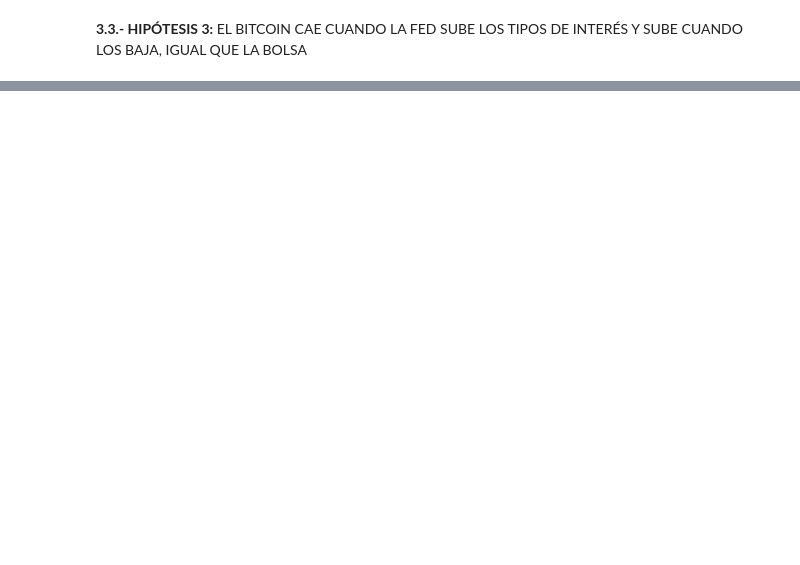
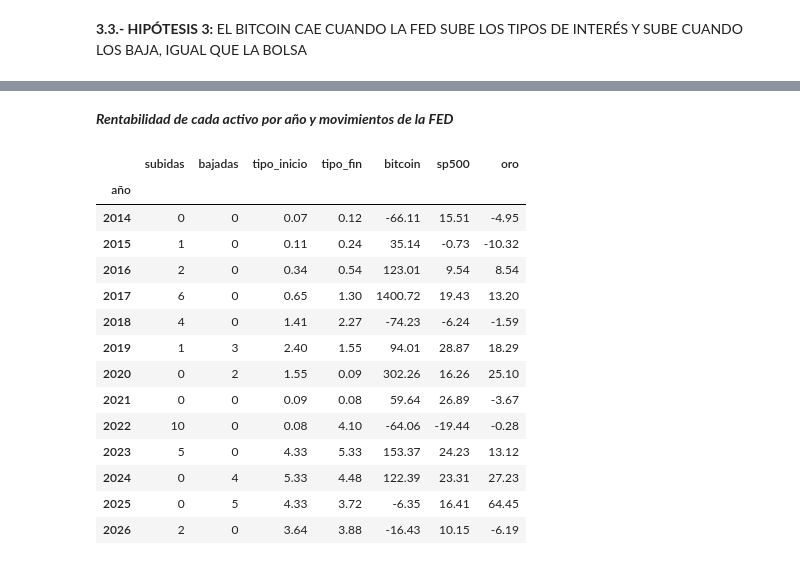
Before and after one commit to Jokinfs/EDA, a Jupyter notebook: Archivos/codigo/src/memoria.ipynb, the cells around one changed output, grey strips where cells are left out. Drawn from its saved outputs; the diff is of its cells as text; code cells hidden in the pictures; blank space fills up the shorter version.

```diff
--- a/Archivos/codigo/src/memoria.ipynb
+++ b/Archivos/codigo/src/memoria.ipynb
@@ -868,0 +985,34 @@ diferencias
+# %% [markdown]
+***Rentabilidad de cada activo por año y movimientos de la FED***
+# %%
+# Tabla resumen H3 por año: meses de subida y bajada, tipo al empezar y al acabar el año,
+# y rentabilidad anual (%) de cada activo (se encadenan las rentabilidades mensuales).
+# 2014 empieza en febrero (enero no tiene mes anterior) y 2026 llega hasta noviembre.
+
+resumen_h3_anual = df_h3.groupby(df_h3.index.year).agg(
+    subidas=("fase_fed", lambda f: (f == "Subida").sum()),
+    bajadas=("fase_fed", lambda f: (f == "Bajada").sum()),
+    tipo_inicio=("tipo_fed", "first"),
+    tipo_fin=("tipo_fed", "last"),
+    bitcoin=("rent_bitcoin", lambda r: ((1 + r / 100).prod() - 1) * 100),
+    sp500=("rent_sp500", lambda r: ((1 + r / 100).prod() - 1) * 100),
+    oro=("rent_oro", lambda r: ((1 + r / 100).prod() - 1) * 100)
+).round(2)
+resumen_h3_anual.index.name = "año"
+resumen_h3_anual
+# %% [output]
+|  | subidas | bajadas | tipo_inicio | tipo_fin | bitcoin | sp500 | oro |
+| año |  |  |  |  |  |  |  |
+| 2014 | 0 | 0 | 0.07 | 0.12 | -66.11 | 15.51 | -4.95 |
+| 2015 | 1 | 0 | 0.11 | 0.24 | 35.14 | -0.73 | -10.32 |
+| 2016 | 2 | 0 | 0.34 | 0.54 | 123.01 | 9.54 | 8.54 |
+| 2017 | 6 | 0 | 0.65 | 1.30 | 1400.72 | 19.43 | 13.20 |
+| 2018 | 4 | 0 | 1.41 | 2.27 | -74.23 | -6.24 | -1.59 |
+| 2019 | 1 | 3 | 2.40 | 1.55 | 94.01 | 28.87 | 18.29 |
+| 2020 | 0 | 2 | 1.55 | 0.09 | 302.26 | 16.26 | 25.10 |
+| 2021 | 0 | 0 | 0.09 | 0.08 | 59.64 | 26.89 | -3.67 |
+| 2022 | 10 | 0 | 0.08 | 4.10 | -64.06 | -19.44 | -0.28 |
+| 2023 | 5 | 0 | 4.33 | 5.33 | 153.37 | 24.23 | 13.12 |
+| 2024 | 0 | 4 | 5.33 | 4.48 | 122.39 | 23.31 | 27.23 |
+| 2025 | 0 | 5 | 4.33 | 3.72 | -6.35 | 16.41 | 64.45 |
+| 2026 | 2 | 0 | 3.64 | 3.88 | -16.43 | 10.15 | -6.19 |
```
Also changed, not shown: parts of 57 cells of this notebook, 29 other files.
